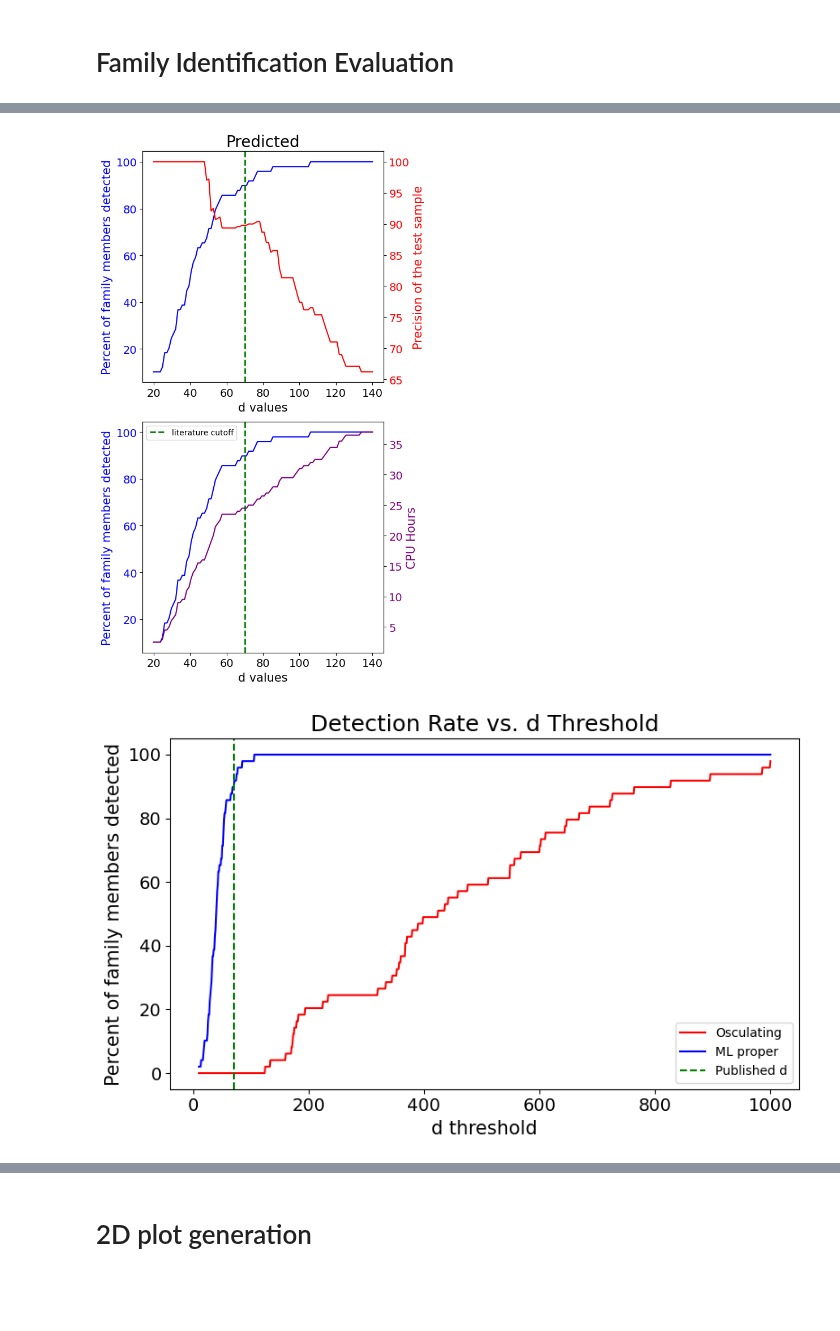
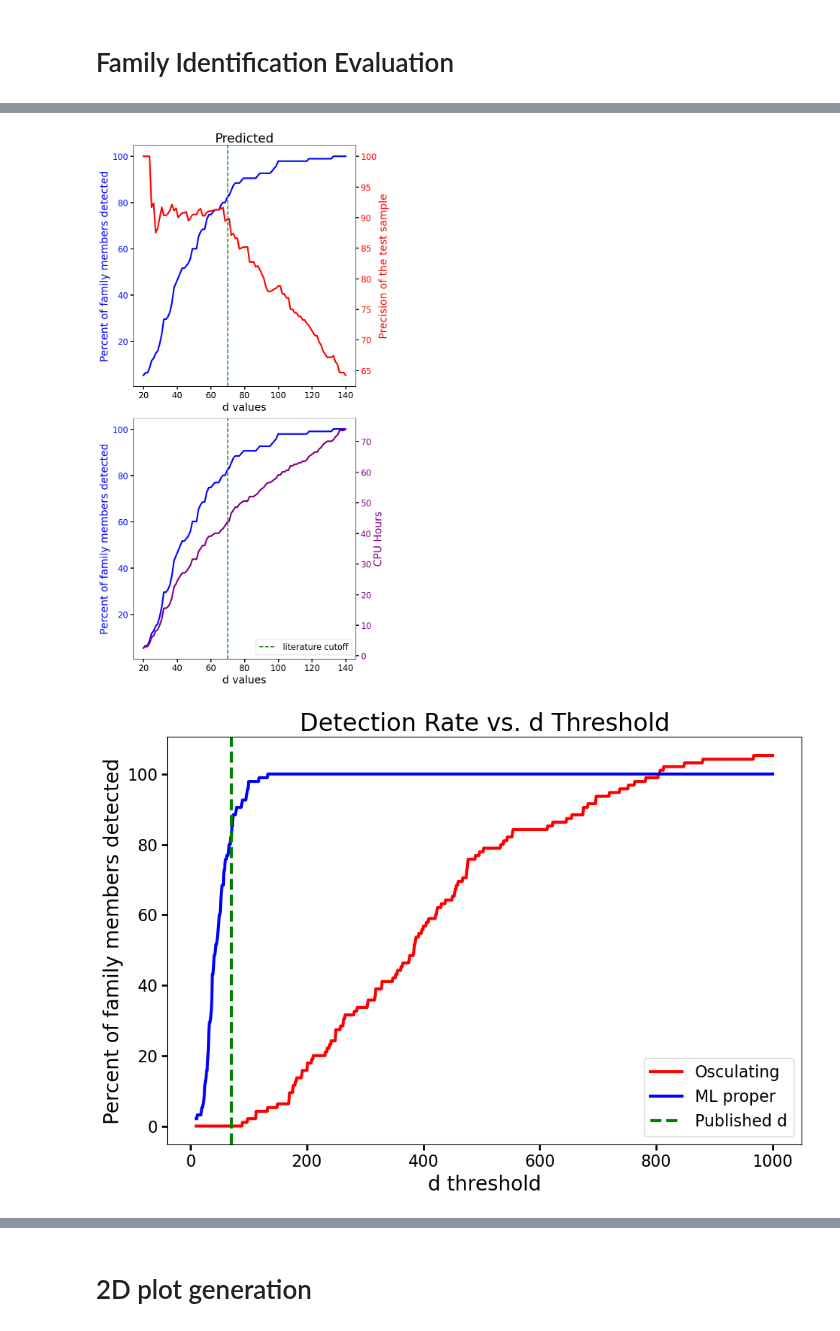
Before and after one commit to YangShen31/proper_elements_prediction, a Jupyter notebook: 4_family_identification/family_identification.ipynb, the cells around one changed output, grey strips where cells are left out. Saved outputs shown, nothing was run; the diff lists cells and outputs as text; code cells hidden in the pictures; blank space fills up the shorter version.

```diff
--- a/4_family_identification/family_identification.ipynb
+++ b/4_family_identification/family_identification.ipynb
@@ -9,7 +10,7 @@ from matplotlib.ticker import FormatStrFormatter
 # %% [markdown]
 # Load Model Results and Family Dataset
 # %%
-df_ngb = pd.read_csv("../data/model_results.csv")
+df_xgb = pd.read_csv("../data/model_results_xgb.csv")
 nesvorny_elements = pd.read_csv("../data/nesvorny_catalog_dataset.csv")
-df_ngb = pd.merge(df_ngb, nesvorny_elements[["Des'n", 'a', 'da', 'de', 'dsini']], on="Des'n", how="inner")
+df_xgb = pd.merge(df_xgb, nesvorny_elements[["Des'n", 'a', 'da', 'de', 'dsini']], on="Des'n", how="inner")
 # %%
@@ -21,6 +24,6 @@ test_name_list = df_ngb['Des\'n']
 # %%
 column_names = ['propa', 'prope', 'propsini', 'g', 's', 'H', 'NumOpps', 'PackedName', 'UnpackedName']
-df_Velleda = pd.read_csv("../data/family_tables/inner_126_velleda_fam3.csv", header=None, names=column_names)
+df_Velleda = pd.read_csv("../family_tables/inner_126_velleda_fam3.csv", header=None, names=column_names)
 def convert_id(val):
 	val_str = str(val)
 	if val_str.isdigit():
@@ -66,7 +69,7 @@ family_df
 # Family Identification Evaluation
 # %%
 # Calculate the percentage of machine learning prediction still classifies asteroids into the family
-family_pred_df = df_ngb[df_ngb["Des'n"].isin(name_list)]
+family_pred_df = df_xgb[df_xgb["Des'n"].isin(name_list)]
 
 def calculate_d(a_p, delta_a_p, delta_e_p, delta_sin_i_p):
 	numerator = 3e4  # 3 × 10^4 m/s
@@ -81,8 +84,8 @@ def calculate_d(a_p, delta_a_p, delta_e_p, delta_sin_i_p):
 # create a slab enclosing all family members
 def slab_d_calc(family_df_copy, family_pred_df_copy, merged_df, command):
 	if command == "osculating":
-		columns_bound = {"a": "a", "e": "e", "sini": "Incl."}
-		columns = {"a": "a", "e": "e", "sini": "Incl."}
+		columns_bound = {"a": "a", "e": "e", "sini": "sini"}
+		columns = {"a": "a", "e": "e", "sini": "sini"}
 	elif command == "proper":
 		columns_bound = {"a": "propa", "e": "prope", "sini": "propsini"}
 		columns = {"a": "propa", "e": "prope", "sini": "propsini"}
@@ -136,8 +139,8 @@ def slab_d_calc(family_df_copy, family_pred_df_copy, merged_df, command):
 
 	return d_df
 
-d_df_pred = slab_d_calc(family_df, family_pred_df, df_ngb, "pred")
-d_df_osc = slab_d_calc(family_df, family_pred_df, df_ngb, "osculating")
+d_df_pred = slab_d_calc(family_df, family_pred_df, df_xgb, "pred")
+d_df_osc = slab_d_calc(family_df, family_pred_df, df_xgb, "osculating")
 # %%
 # Number of family members included in ths slab
 d_df_single = d_df_pred.drop_duplicates(subset = ["name_asteroid"])
@@ -161,51 +164,52 @@ for d in d_values:
 	filtered_df = d_df_pred[d_df_pred["d"] < d]
 	filtered_df = filtered_df.drop_duplicates(subset = ["name_asteroid"])
 	family_slab_df = filtered_df[filtered_df["name_asteroid"].isin(name_list)]
 	cpu_hours.append(len(filtered_df) * 0.5)
 	percent_detected.append(len(family_slab_df)/num_family_slab * 100)
 	purity.append((len(family_slab_df)/(len(filtered_df))) * 100)
 
 # percent_detected = np.array(percent_detected)
 # stop_idx = np.argmax(percent_detected >= 100) + 1
 
 # # Slice all arrays up to stop_idx
 # d_values = d_values[:stop_idx]
 # percent_detected = percent_detected[:stop_idx]
 # cpu_hours = cpu_hours[:stop_idx]
 # purity = purity[:stop_idx]
 
-fig, (ax1, ax3) = plt.subplots(2, 1, figsize=(6, 10))
+fig, (ax1, ax3) = plt.subplots(2, 1, figsize=(8, 15))
 
-ax1.plot(d_values, percent_detected, color='blue')
-ax1.set_xlabel('d values', size=15)
-ax1.set_ylabel('Percent of family members detected', color='blue', size=15)
-ax1.tick_params(axis='x', labelsize=14)
-ax1.tick_params(axis='y', labelcolor='blue', labelsize=14)
+ax1.plot(d_values, percent_detected, color='blue', rasterized=True)
+ax1.set_xlabel('d values')
+ax1.set_ylabel('Percent of family members detected', color='blue')
+ax1.tick_params(axis='x')
+ax1.tick_params(axis='y', labelcolor='blue')
 ax1.axvline(x=d_published, color='green', label = "literature cutoff", linestyle='--', linewidth=2)
-ax1.set_title("Predicted", size = 20)
+ax1.set_title("Predicted")
 
 ax2 = ax1.twinx()
-ax2.plot(d_values, purity, color='red', label='Purity')
-ax2.set_ylabel('Precision of the test sample', color='red', size=15)
-ax2.tick_params(axis='y', labelcolor='red', labelsize=14)
+ax2.plot(d_values, purity, color='red', label='Purity', rasterized=True)
+ax2.set_ylabel('Precision of the test sample', color='red')
+ax2.tick_params(axis='y', labelcolor='red')
 
-ax3.plot(d_values, percent_detected, color='blue')
-ax3.set_xlabel('d values', size=15)
-ax3.set_ylabel('Percent of family members detected', color='blue', size=15)
-ax3.tick_params(axis='x', labelsize=14)
-ax3.tick_params(axis='y', labelcolor='blue', labelsize=14)
+ax3.plot(d_values, percent_detected, color='blue', rasterized=True)
+ax3.set_xlabel('d values')
+ax3.set_ylabel('Percent of family members detected', color='blue')
+ax3.tick_params(axis='x')
+ax3.tick_params(axis='y', labelcolor='blue')
 ax3.axvline(x=d_published, color='green', linestyle='--', linewidth=2, label = "literature cutoff")
 ax3.legend()
 
 ax4 = ax3.twinx()
 ax4.plot(d_values, cpu_hours, color='purple', label='CPU Hours')
-ax4.set_ylabel('CPU Hours', color='purple', size=15)
-ax4.tick_params(axis='y', labelcolor='purple', labelsize=14)
+ax4.set_ylabel('CPU Hours', color='purple')
+ax4.tick_params(axis='y', labelcolor='purple')
 
 fig.tight_layout()
+plt.savefig("../plots/percent_precision_CPU.pdf")
 plt.show()
 # %% [output]
-[figure, old version]
+[figure, new version]
 # %%
 d_values = np.linspace(10, 1000, 1000)
 
@@ -222,18 +226,17 @@ for label, d_df in zip(["Osculating", "ML proper"], [d_df_osc, d_df_pred]):
 		percent = len(family_slab_df) / num_family_slab * 100
 		percent_detected_by_source[label].append(percent)
 
-plt.figure(figsize=(8, 5))
-plt.plot(d_values, percent_detected_by_source["Osculating"], label="Osculating", color="red")
-plt.plot(d_values, percent_detected_by_source["ML proper"], label="ML proper", color="blue")
+plt.figure(figsize=(10, 7))
+plt.plot(d_values, percent_detected_by_source["Osculating"], label="Osculating", color="red", rasterized=True)
+plt.plot(d_values, percent_detected_by_source["ML proper"], label="ML proper", color="blue", rasterized=True)
 plt.axvline(d_published, color="green", linestyle="--", label="Published d")
-plt.xlabel("d threshold", fontsize=15)
-plt.ylabel("Percent of family members detected", fontsize=15)
-plt.title("Detection Rate vs. d Threshold", fontsize=18)
-plt.xticks(size = 14)
-plt.yticks(size = 14)
+plt.xlabel("d threshold")
+plt.ylabel("Percent of family members detected")
+plt.title("Detection Rate vs. d Threshold")
 plt.legend()
 plt.tight_layout()
+plt.savefig("../plots/detection_rate_d.pdf")
 plt.show()
 # %% [output]
-[figure, old version]
+[figure, new version]
 # %%
```
Also changed, not shown: parts of 9 cells of this notebook, 4 other files.
